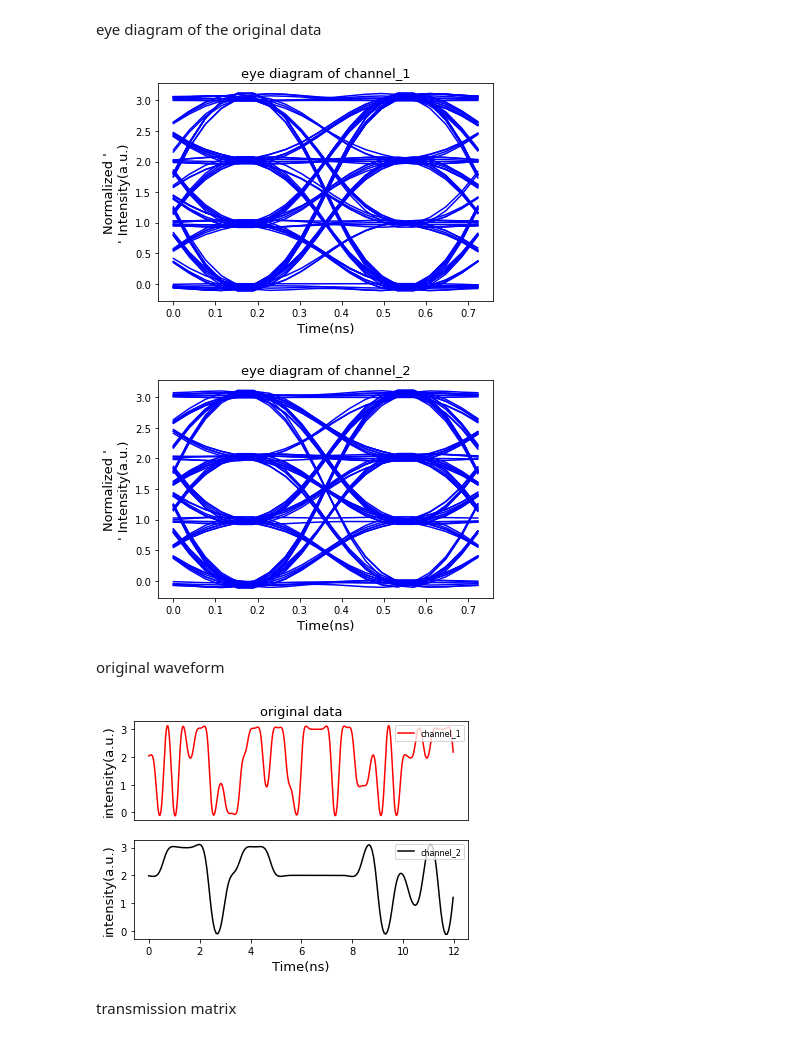
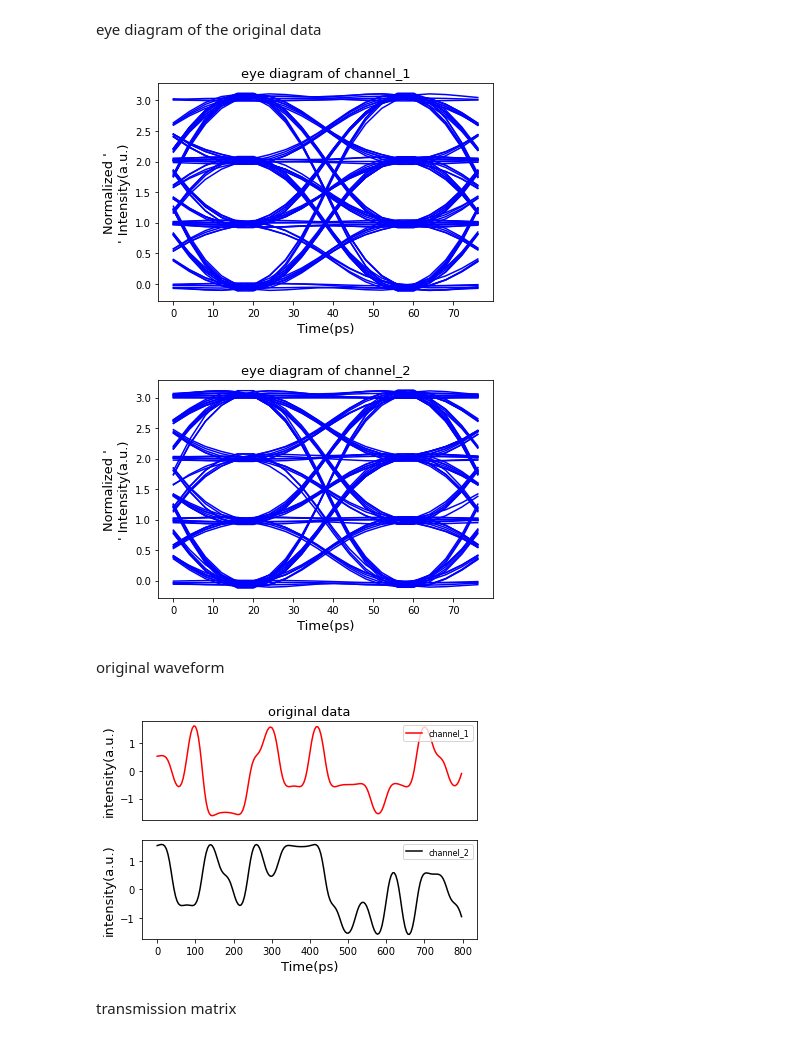
Before and after one commit to DongliangWang-110/BSS, a Jupyter notebook: 2-channel.ipynb, the cells around one changed output. Saved outputs shown, nothing was run; the diff lists cells and outputs as text; code cells hidden in the pictures.

```diff
--- a/2-channel.ipynb
+++ b/2-channel.ipynb
@@ -11,13 +11,11 @@ signal generation
 sig1 = array.array('f')
 sig2 = array.array('f')
 for i in range(0,25000000):
-    a = 10
-    b = 10
-    rand1 = random.randint(0,3)
-    rand2 = random.randint(0,3)
-    for j in range(0,a):
+    rand1 = random.randint(0,3)-1.5
+    rand2 = random.randint(0,3)-1.5
+    for j in range(0,10):
         sig1.append(rand1)
-    for k in range(0,b):
+    for k in range(0,10):
         sig2.append(rand2)
 
 length1 = len(sig1)
@@ -42,47 +40,47 @@ y2 = signal.filtfilt(b,a,sig2)
 # %% [markdown]
 eye diagram of the original data
 # %%
-x = np.linspace(0,19,500)
+x = np.linspace(0,1999,500)
 xx = np.linspace(1,length,length)
 for i in range(100):
     y=[]
     for j in range(20):
-        y.append(y1[(i+10)*20+j])
+        y.append(y1[(i)*20+j]+1.5)
     plt.plot(x[:20],y,'b')
-plt.xlabel("Time(ns)",fontsize=13)
+plt.xlabel("Time(ps)",fontsize=13)
 plt.ylabel("Normalized '\n' Intensity(a.u.)",fontsize=13)
 plt.title('eye diagram of channel_1',fontsize=13)
 plt.show()
 for i in range(100):
     y=[]
     for j in range(20):
-        y.append(y2[(i+10)*20+j])
+        y.append(y2[(i)*20+j]+1.5)
     plt.plot(x[:20],y,'b')
-plt.xlabel("Time(ns)",fontsize=13)
+plt.xlabel("Time(ps)",fontsize=13)
 plt.ylabel("Normalized '\n' Intensity(a.u.)",fontsize=13)
 plt.title('eye diagram of channel_2',fontsize=13)
 plt.show()
 # %% [output]
-[figure, old version]
+[figure, new version]
-[figure, old version]
+[figure, new version]
 # %% [markdown]
 original waveform
 # %%
 plt.subplot(2,1,1)
-plt.plot(x[:400],y1[:400],'r')
+plt.plot(x[:200],y1[:200],'r')
 plt.ylabel("intensity(a.u.)",fontsize = 13)
 plt.legend(["channel_1"],fontsize=8,loc=1)
 plt.title("original data",fontsize=13)
 plt.xticks([])
 
 plt.subplot(2,1,2)
 plt.plot(x[:200],y2[:200],'k')
-plt.xlabel("Time(ns)",fontsize=13)
+plt.xlabel("Time(ps)",fontsize=13)
 plt.ylabel("intensity(a.u.)",fontsize=13)
 plt.legend(["channel_2"],fontsize=8,loc = 1)
 plt.show()
 # %% [output]
-[figure, old version]
+[figure, new version]
 # %% [markdown]
 transmission matrix
 # %%
```
Also changed, not shown: parts of 23 cells of this notebook.
